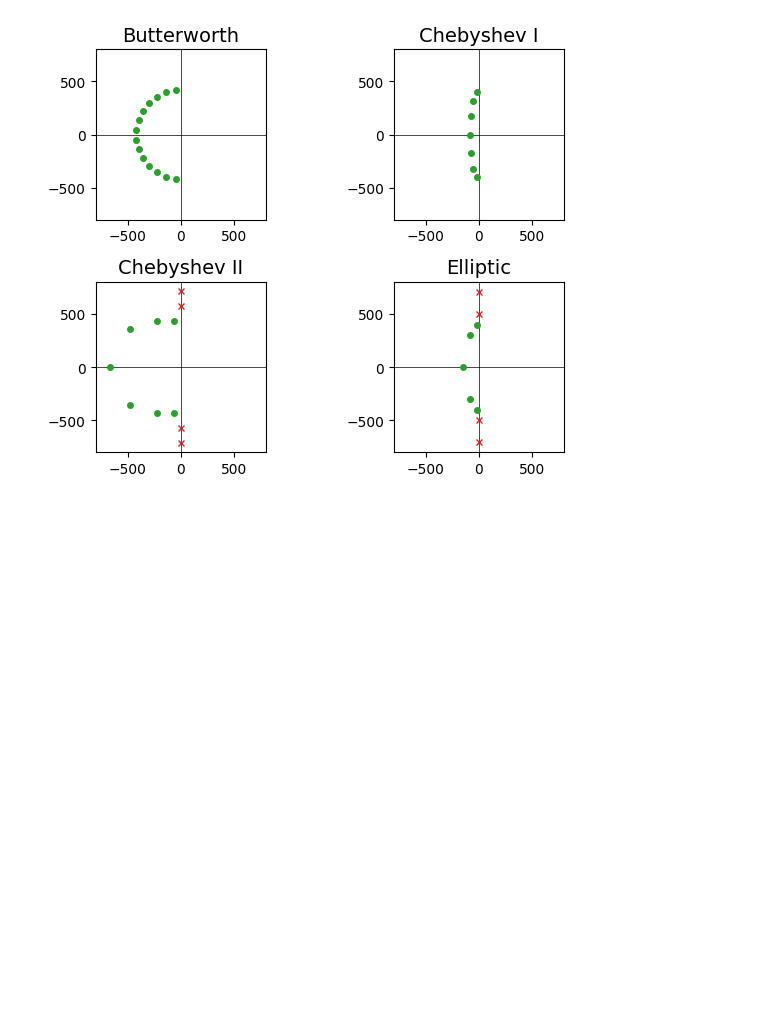
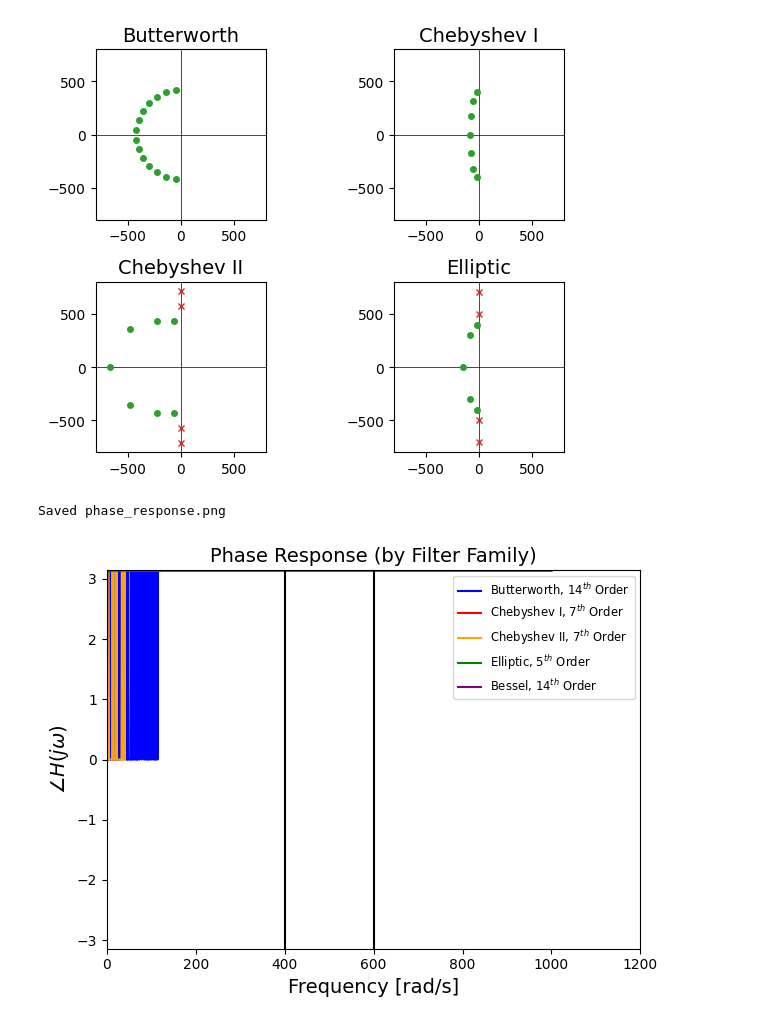
Before and after one commit to NobodyPickedThis/ECE_316_HW_6_Analog_Filter_Design, a Jupyter notebook: working_code.ipynb, the cells around one changed output. Saved outputs shown, nothing was run; the diff lists cells and outputs as text; code cells hidden in the pictures; blank space fills up the shorter version.

```diff
--- a/working_code.ipynb
+++ b/working_code.ipynb
@@ -181,3 +181,36 @@ print("Saved zeros_poles.png")
 # %% [output]
 Saved zeros_poles.png
 [figure]
+# %%
+# Phase plot
+figure = plt.figure()
+ax = figure.add_subplot(1, 1, 1)
+ax.set_title(r'Phase Response (by Filter Family)', fontsize=14)
+
+# Transition band demarkation
+ax.axvline(x=400, color='black', lw=1.5, zorder=3)
+ax.axvline(x=600, color='black', lw=1.5, zorder=3)
+
+
+ax.set_xlabel(r'Frequency [rad/s]', fontsize=14)
+ax.set_xlim(0, 1200)
+
+ax.set_ylabel(r'$∠H(j\omega)$', fontsize=14)
+ax.set_ylim(ymin=-np.pi, ymax=np.pi)
+
+
+# Filters
+ax.plot(bw_w, np.angle(bw_resp), color='blue', label="Butterworth, $14^{th}$ Order", zorder=2)
+ax.plot(chI_w, np.angle(chI_resp), color='red', label="Chebyshev I, $7^{th}$ Order", zorder=2)
+ax.plot(chII_w, np.angle(chII_resp), color='orange', label="Chebyshev II, $7^{th}$ Order", zorder=2)
+ax.plot(ell_w, np.angle(ell_resp), color='green', label="Elliptic, $5^{th}$ Order", zorder=2)
+ax.plot(bess_w, np.angle(bess_resp), color='purple', label="Bessel, $14^{th}$ Order", zorder=2)
+
+
+plt.legend(loc="upper right", fontsize="small")
+plt.tight_layout()
+plt.savefig('phase_response.png', dpi=150, bbox_inches='tight')
+print("Saved phase_response.png")
+# %% [output]
+Saved phase_response.png
+[figure, added]
```
Also changed, not shown: 2 other files.
